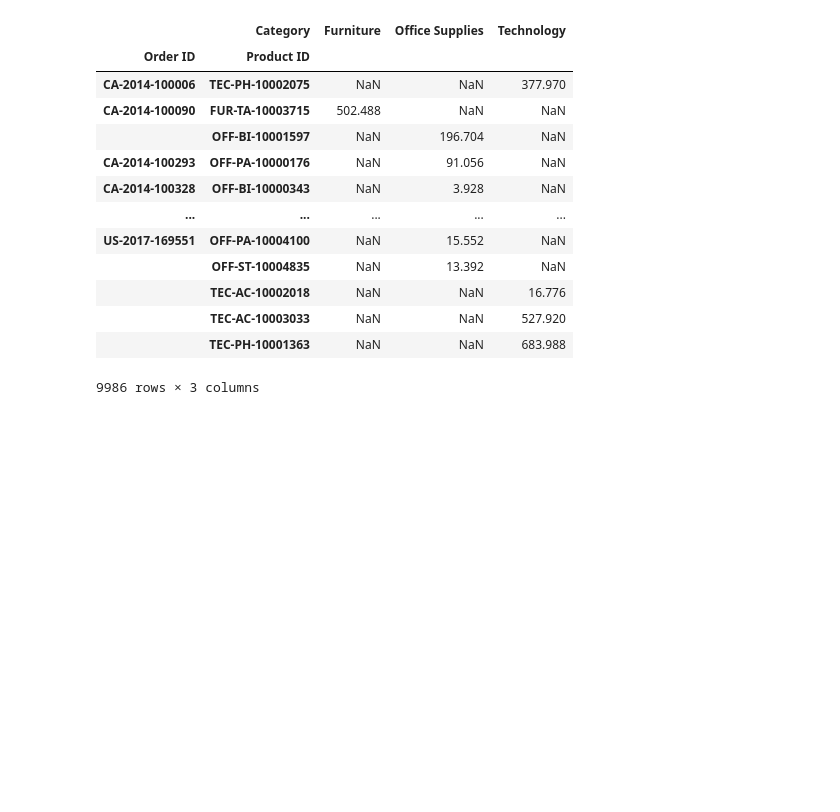
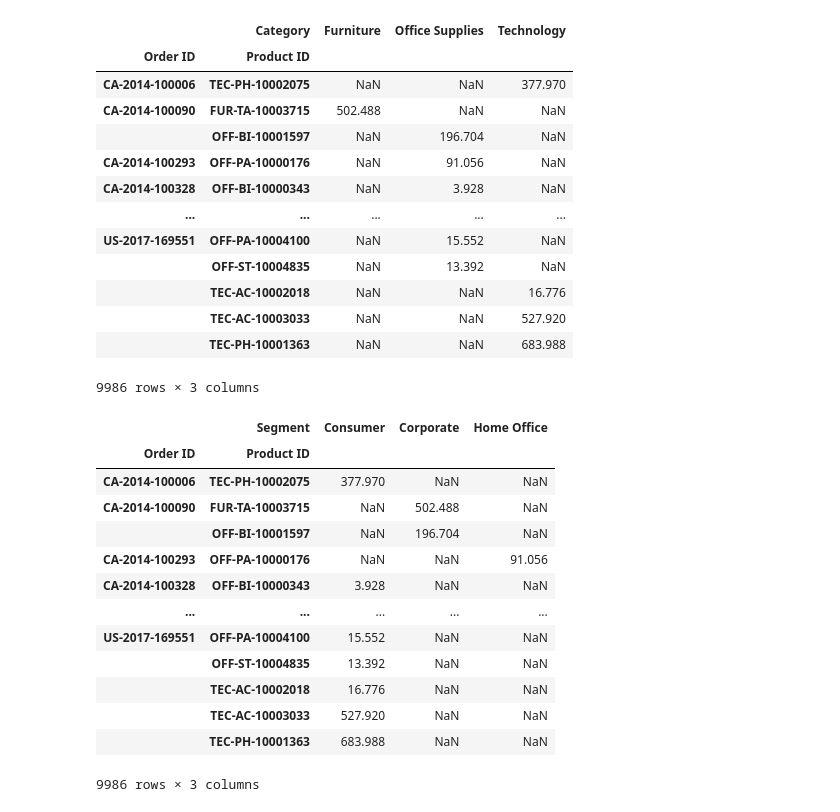
Before and after one commit to lauracarpaciu/OFFICE-SUPPLIES-EDA-PYTHON, a Jupyter notebook: Superstore.ipynb, the cells around one changed output. Drawn from its saved outputs; the diff is of its cells as text; code cells hidden in the pictures; blank space fills up the shorter version.

```diff
--- a/Superstore.ipynb
+++ b/Superstore.ipynb
@@ -320,5 +281,22 @@ pd.pivot_table(store_df, values="Sales", index=["Order ID", "Product ID"], colum
 |  | TEC-AC-10003033 | NaN | NaN | 527.920 |
 |  | TEC-PH-10001363 | NaN | NaN | 683.988 |
 9986 rows × 3 columns
+# %%
+pd.pivot_table(store_df, values="Sales", index=["Order ID", "Product ID"], columns=["Segment"])
+# %% [output]
+|  | Segment | Consumer | Corporate | Home Office |
+| Order ID | Product ID |  |  |  |
+| CA-2014-100006 | TEC-PH-10002075 | 377.970 | NaN | NaN |
+| CA-2014-100090 | FUR-TA-10003715 | NaN | 502.488 | NaN |
+|  | OFF-BI-10001597 | NaN | 196.704 | NaN |
+| CA-2014-100293 | OFF-PA-10000176 | NaN | NaN | 91.056 |
+| CA-2014-100328 | OFF-BI-10000343 | 3.928 | NaN | NaN |
+| ... | ... | ... | ... | ... |
+| US-2017-169551 | OFF-PA-10004100 | 15.552 | NaN | NaN |
+|  | OFF-ST-10004835 | 13.392 | NaN | NaN |
+|  | TEC-AC-10002018 | 16.776 | NaN | NaN |
+|  | TEC-AC-10003033 | 527.920 | NaN | NaN |
+|  | TEC-PH-10001363 | 683.988 | NaN | NaN |
+9986 rows × 3 columns
 # %%
 store_df.to_csv("foo.csv")
```
Also changed, not shown: parts of 9 cells of this notebook.
